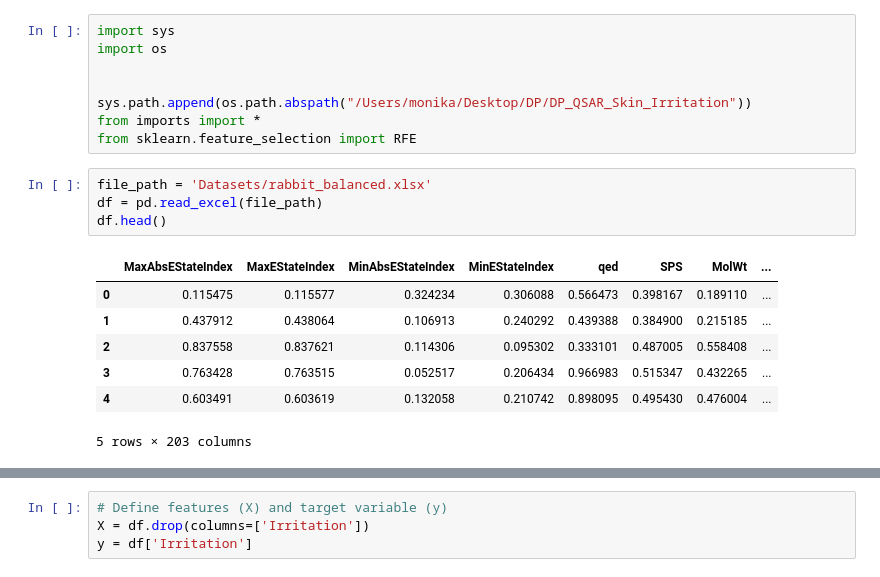
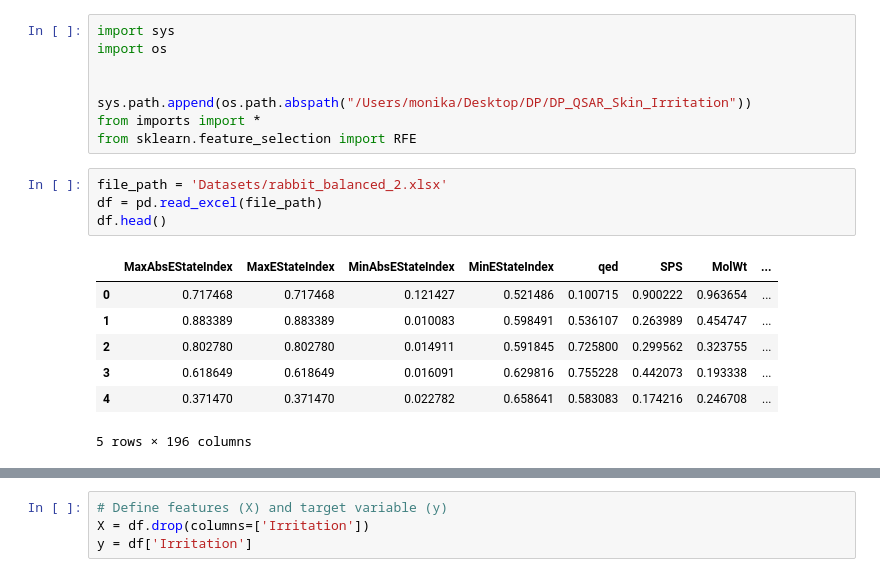
Before and after one commit to zjavkovam/DP-QSAR-Skin-Irritation, a Jupyter notebook: FeatureSelection.ipynb, the cells around one changed output, grey strips where cells are left out. Saved outputs shown, nothing was run; the diff lists cells and outputs as text.

```diff
--- a/FeatureSelection.ipynb
+++ b/FeatureSelection.ipynb
@@ -7,14 +7,14 @@ sys.path.append(os.path.abspath("/Users/monika/Desktop/DP/DP_QSAR_Skin_Irritatio
 from imports import *
 from sklearn.feature_selection import RFE
 # %%
-file_path = 'Datasets/rabbit_balanced.xlsx'
+file_path = 'Datasets/rabbit_balanced_2.xlsx'
 df = pd.read_excel(file_path)
 df.head()
 # %% [output]
 |  | MaxAbsEStateIndex | MaxEStateIndex | MinAbsEStateIndex | MinEStateIndex | qed | SPS | MolWt | ... |
-| 0 | 0.115475 | 0.115577 | 0.324234 | 0.306088 | 0.566473 | 0.398167 | 0.189110 | ... |
-| 1 | 0.437912 | 0.438064 | 0.106913 | 0.240292 | 0.439388 | 0.384900 | 0.215185 | ... |
-| 2 | 0.837558 | 0.837621 | 0.114306 | 0.095302 | 0.333101 | 0.487005 | 0.558408 | ... |
-| 3 | 0.763428 | 0.763515 | 0.052517 | 0.206434 | 0.966983 | 0.515347 | 0.432265 | ... |
-| 4 | 0.603491 | 0.603619 | 0.132058 | 0.210742 | 0.898095 | 0.495430 | 0.476004 | ... |
+| 0 | 0.717468 | 0.717468 | 0.121427 | 0.521486 | 0.100715 | 0.900222 | 0.963654 | ... |
+| 1 | 0.883389 | 0.883389 | 0.010083 | 0.598491 | 0.536107 | 0.263989 | 0.454747 | ... |
+| 2 | 0.802780 | 0.802780 | 0.014911 | 0.591845 | 0.725800 | 0.299562 | 0.323755 | ... |
+| 3 | 0.618649 | 0.618649 | 0.016091 | 0.629816 | 0.755228 | 0.442073 | 0.193338 | ... |
+| 4 | 0.371470 | 0.371470 | 0.022782 | 0.658641 | 0.583083 | 0.174216 | 0.246708 | ... |
-5 rows × 203 columns
+5 rows × 196 columns
```
Also changed, not shown: parts of 37 cells of this notebook, 12 other files.
